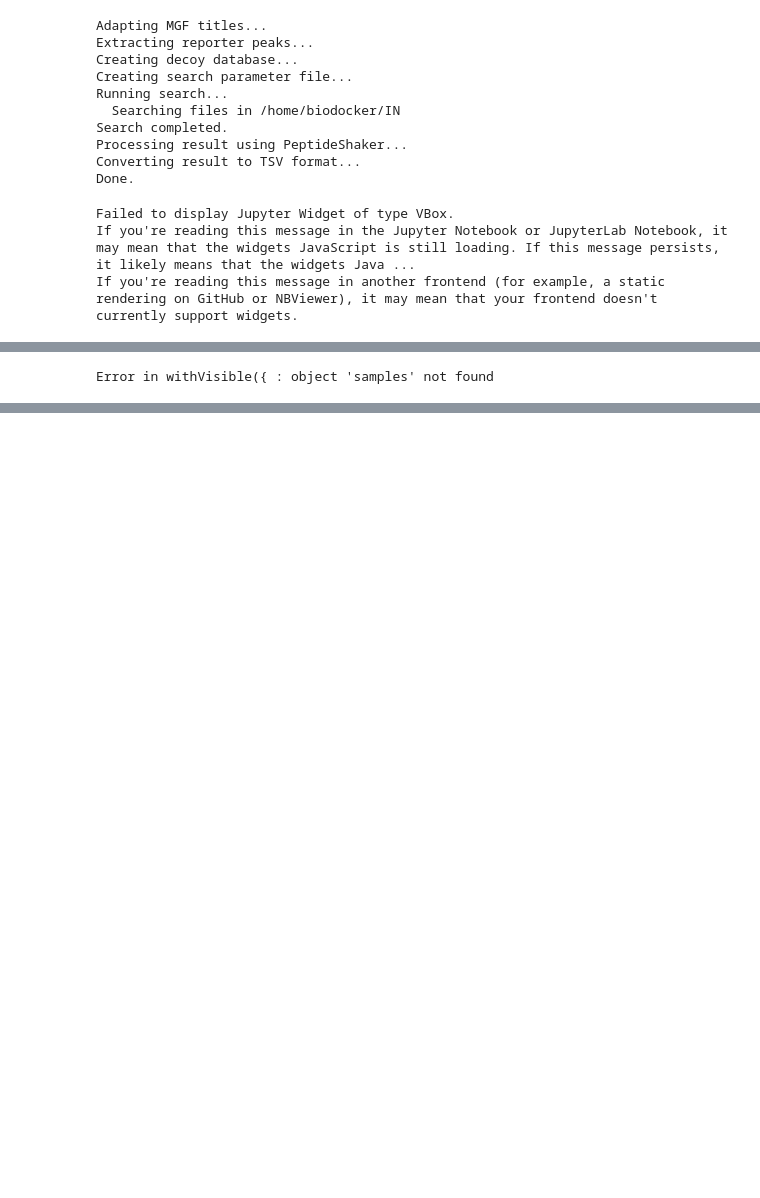
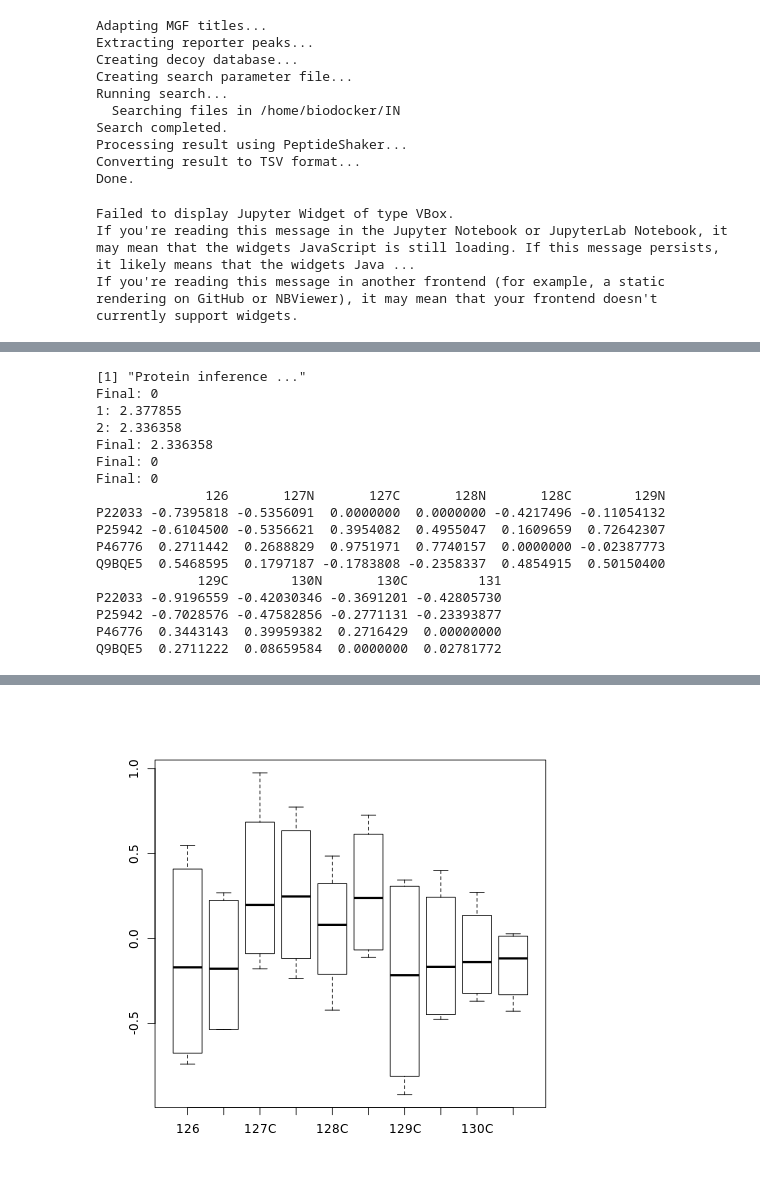
Before and after one commit to ProtProtocols/IsoProt, a Jupyter notebook: Example.ipynb, the cells around one changed output, grey strips where cells are left out. Cells and saved outputs as stored; diff of their text form; code cells hidden in the pictures; blank space fills up the shorter version.

```diff
--- a/Example.ipynb
+++ b/Example.ipynb
@@ -733,21 +766,37 @@ print("Protein inference ...")
   exprs(allProts) <- log2(exprs(allProts))
 
 
-  print(head(exprs(allProts))   )
+  print(head(exprs(allProts)))
 
   boxplot(exprs(allProts))
 
-  stop("")
-  pairs(exprs(allProts))
+  #stop("")
+  #pairs(exprs(allProts))
   #save
-  write.exprs(allProts,file=paste(sample,"/ProtData.csv",sep=""),sep=",")
+  write.exprs(allProts,file=paste("/home/biodocker/OUT/",s,"AllQuantProteins.csv",sep=""))
 
   ProtDat[[s]] <- allProts <- exprs(allProts)
-  pca <- princomp(allProts[complete.cases((allProts)),])
-  plot(pca)
-  plot(pca$loadings)
-  text(pca$loadings,colnames(ProtDat))
+  #pca <- princomp(allProts[complete.cases((allProts)),])
+  #plot(pca)
+  #plot(pca$loadings)
+  #text(pca$loadings,colnames(ProtDat))
 
 }
 # %% [output]
-Error in withVisible({ : object 'samples' not found
+[1] "Protein inference ..."
+Final: 0
+1: 2.377855
+2: 2.336358
+Final: 2.336358
+Final: 0
+Final: 0
+              126       127N       127C       128N       128C        129N
+P22033 -0.7395818 -0.5356091  0.0000000  0.0000000 -0.4217496 -0.11054132
+P25942 -0.6104500 -0.5356621  0.3954082  0.4955047  0.1609659  0.72642307
+P46776  0.2711442  0.2688829  0.9751971  0.7740157  0.0000000 -0.02387773
+Q9BQE5  0.5468595  0.1797187 -0.1783808 -0.2358337  0.4854915  0.50150400
+             129C        130N       130C         131
+P22033 -0.9196559 -0.42030346 -0.3691201 -0.42805730
+P25942 -0.7028576 -0.47582856 -0.2771131 -0.23393877
+P46776  0.3443143  0.39959382  0.2716429  0.00000000
+Q9BQE5  0.2711222  0.08659584  0.0000000  0.02781772
@@ -754,0 +803 @@ Error in withVisible({ : object 'samples' not found
+[figure, added]
```
Also changed, not shown: parts of 3 cells of this notebook.
